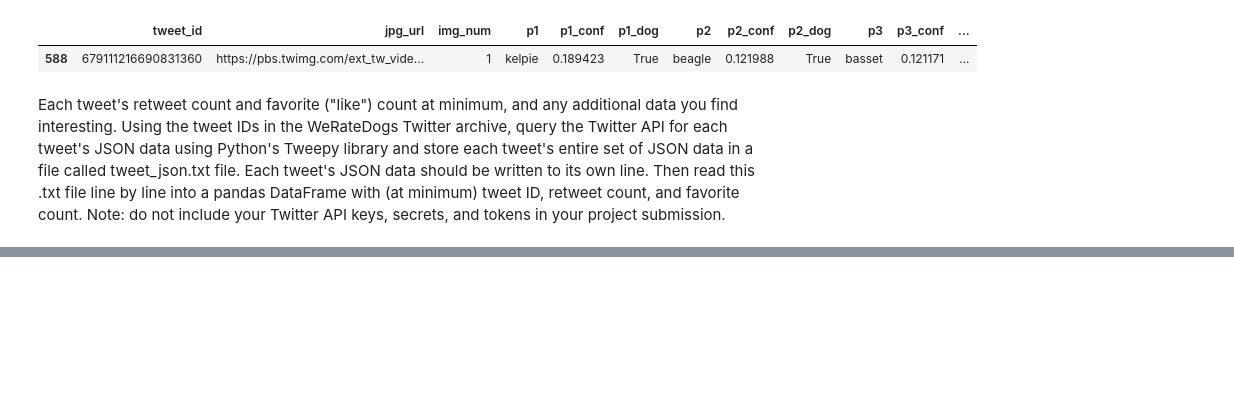
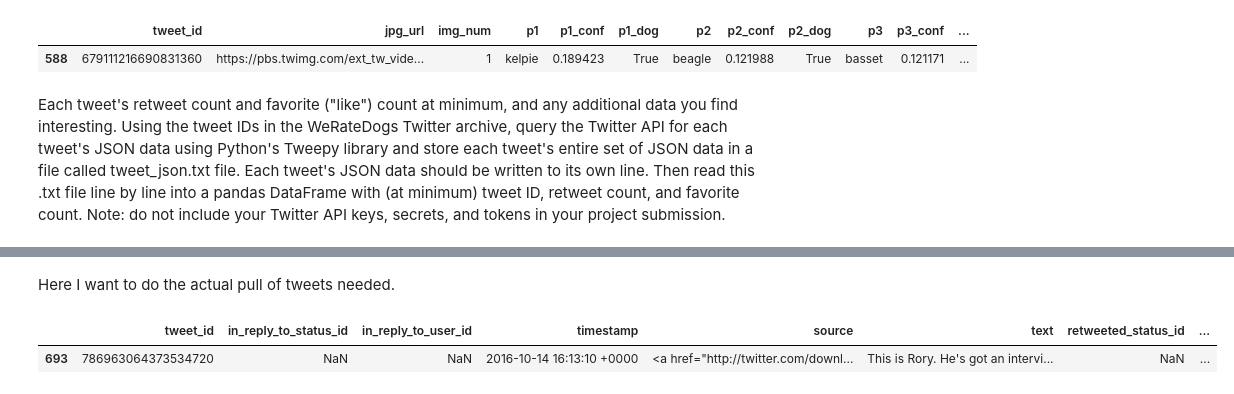
Before and after one commit to lizvqz/we_rate_dogs, a Jupyter notebook: wrangle_act.ipynb, the cells around one changed output, grey strips where cells are left out. Cells and saved outputs as stored; diff of their text form; code cells hidden in the pictures; blank space fills up the shorter version.

```diff
--- a/wrangle_act.ipynb
+++ b/wrangle_act.ipynb
@@ -60,0 +49,7 @@ with open('tweet.txt', 'a') as outfile:
+# %% [markdown]
+Here I want to do the actual pull of tweets needed.
+# %%
+twitter_archive.sample()
+# %% [output]
+|  | tweet_id | in_reply_to_status_id | in_reply_to_user_id | timestamp | source | text | retweeted_status_id | ... |
+| 693 | 786963064373534720 | NaN | NaN | 2016-10-14 16:13:10 +0000 | <a href="http://twitter.com/downl... | This is Rory. He's got an intervi... | NaN | ... |
```
Also changed, not shown: parts of 13 cells of this notebook.
